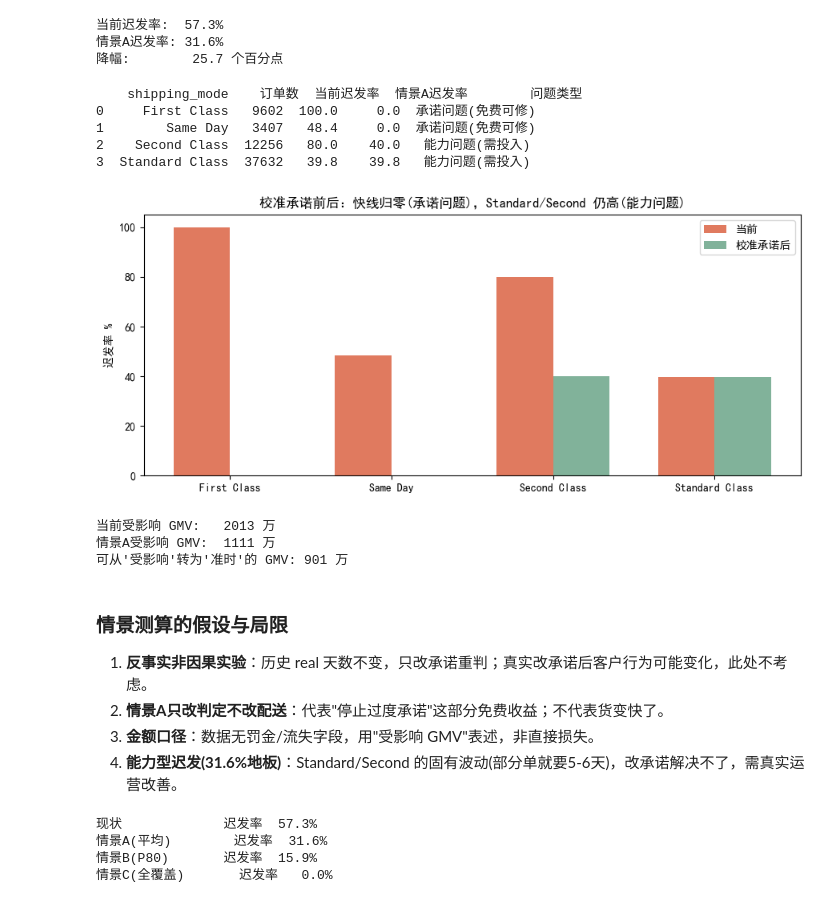
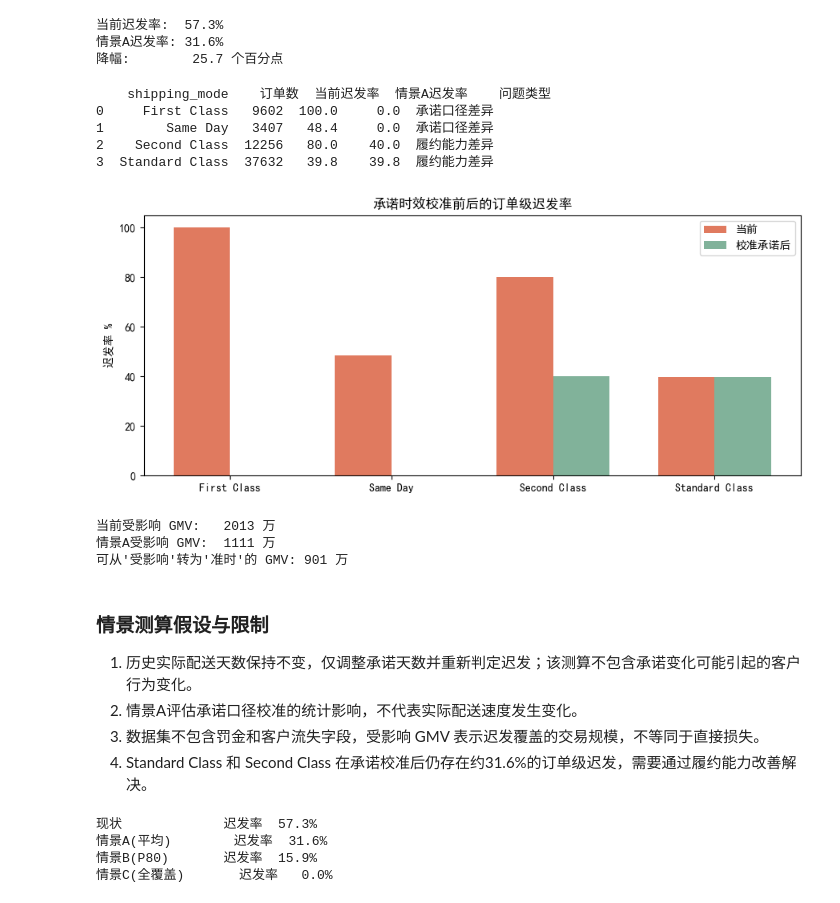
Before and after one commit to NAYO666/dataco-supply-chain-analysis, a Jupyter notebook: notebooks/02_late_delivery_analysis.ipynb, the cells around one changed output. Cells and saved outputs as stored; diff of their text form; code cells hidden in the pictures.

```diff
--- a/notebooks/02_late_delivery_analysis.ipynb
+++ b/notebooks/02_late_delivery_analysis.ipynb
@@ -155,33 +155,33 @@ print(f"降幅:        {(r_now - r_A)*100:.1f} 个百分点")
 # %%
 by_mode = orders.groupby('shipping_mode').agg(
     订单数=('order_id', 'size'),
     当前迟发率=('late_now', 'mean'),
     情景A迟发率=('late_A', 'mean')).reset_index()
 by_mode['当前迟发率'] = (by_mode['当前迟发率'] * 100).round(1)
 by_mode['情景A迟发率'] = (by_mode['情景A迟发率'] * 100).round(1)
-# 改承诺后基本清零 = 承诺问题；仍然高 = 能力问题
+# 校准承诺后低于10%归为承诺口径差异，否则归为履约能力差异
 by_mode['问题类型'] = by_mode['情景A迟发率'].apply(
-    lambda x: '承诺问题(免费可修)' if x < 10 else '能力问题(需投入)')
+    lambda x: '承诺口径差异' if x < 10 else '履约能力差异')
 print(by_mode)
 
 # 前后对比条形图
 import numpy as np
 x = np.arange(len(by_mode)); w = 0.35
 plt.figure(figsize=(9, 4))
 plt.bar(x - w/2, by_mode['当前迟发率'], w, label='当前', color='#e07a5f')
 plt.bar(x + w/2, by_mode['情景A迟发率'], w, label='校准承诺后', color='#81b29a')
 plt.xticks(x, by_mode['shipping_mode']); plt.ylabel('迟发率 %')
-plt.title('校准承诺前后：快线归零(承诺问题)，Standard/Second 仍高(能力问题)')
+plt.title('承诺时效校准前后的订单级迟发率')
 plt.legend(); plt.tight_layout()
 plt.savefig(DASHBOARD_DIR / '校准承诺前后迟发率.png', dpi=200, bbox_inches='tight')
 plt.show()
 # %% [output]
-    shipping_mode    订单数  当前迟发率  情景A迟发率        问题类型
-0     First Class   9602  100.0     0.0  承诺问题(免费可修)
-1        Same Day   3407   48.4     0.0  承诺问题(免费可修)
-2    Second Class  12256   80.0    40.0   能力问题(需投入)
-3  Standard Class  37632   39.8    39.8   能力问题(需投入)
+    shipping_mode    订单数  当前迟发率  情景A迟发率    问题类型
+0     First Class   9602  100.0     0.0  承诺口径差异
+1        Same Day   3407   48.4     0.0  承诺口径差异
+2    Second Class  12256   80.0    40.0  履约能力差异
+3  Standard Class  37632   39.8    39.8  履约能力差异
-[figure, old version]
+[figure, new version]
 # %%
 # GMV 是行级（可加），读全部行；real/sched/等级 在订单内恒定，行级判定等价
 rows = pd.read_sql("""
@@ -203,11 +203,11 @@ print(f"可从'受影响'转为'准时'的 GMV: {(gmv_now - gmv_A)/1e4:.0f} 万"
 情景A受影响 GMV:  1111 万
 可从'受影响'转为'准时'的 GMV: 901 万
 # %% [markdown]
-### 情景测算的假设与局限
-1. **反事实非因果实验**：历史 real 天数不变，只改承诺重判；真实改承诺后客户行为可能变化，此处不考虑。
-2. **情景A只改判定不改配送**：代表"停止过度承诺"这部分免费收益；不代表货变快了。
-3. **金额口径**：数据无罚金/流失字段，用"受影响 GMV"表述，非直接损失。
-4. **能力型迟发(31.6%地板)**：Standard/Second 的固有波动(部分单就要5-6天)，改承诺解决不了，需真实运营改善。
+### 情景测算假设与限制
+1. 历史实际配送天数保持不变，仅调整承诺天数并重新判定迟发；该测算不包含承诺变化可能引起的客户行为变化。
+2. 情景A评估承诺口径校准的统计影响，不代表实际配送速度发生变化。
+3. 数据集不包含罚金和客户流失字段，受影响 GMV 表示迟发覆盖的交易规模，不等同于直接损失。
+4. Standard Class 和 Second Class 在承诺校准后仍存在约31.6%的订单级迟发，需要通过履约能力改善解决。
 # %%
 # 情景阶梯：承诺定在不同分位，迟发率怎么变
 scenarios = {
```
Also changed, not shown: parts of 1 cell of this notebook, 29 other files.
